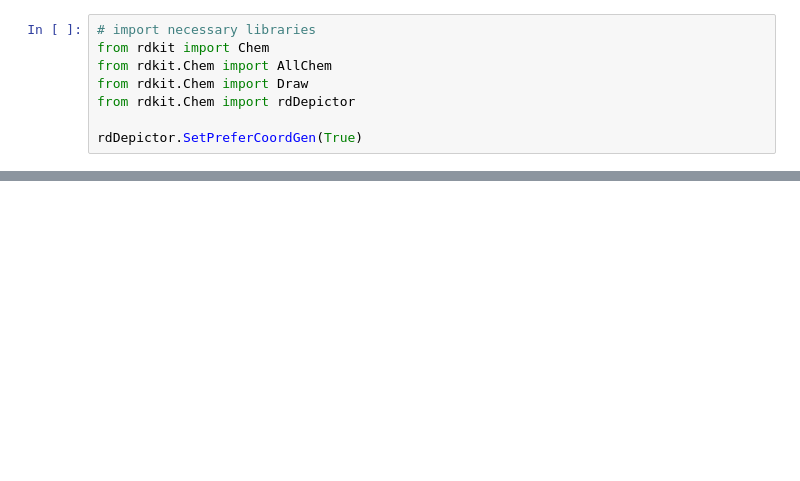
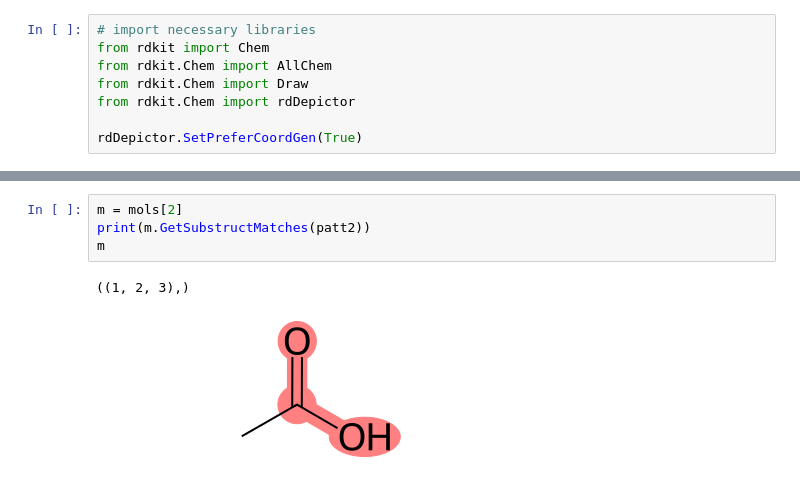
Before and after one commit to econetta/binder-rdkit-tutorial, a Jupyter notebook: tutorial.ipynb, the cells around one changed output, grey strips where cells are left out. Cells and saved outputs as stored; diff of their text form; blank space fills up the shorter version.

```diff
--- a/tutorial.ipynb
+++ b/tutorial.ipynb
@@ -26,0 +118,7 @@ Draw.MolsToGridImage(mols, molsPerRow=3, subImgSize=(200, 200))
+# %%
+m = mols[2]
+print(m.GetSubstructMatches(patt2))
+m
+# %% [output]
+((1, 2, 3),)
+[figure, added]
```
Also changed, not shown: parts of 20 cells of this notebook.
